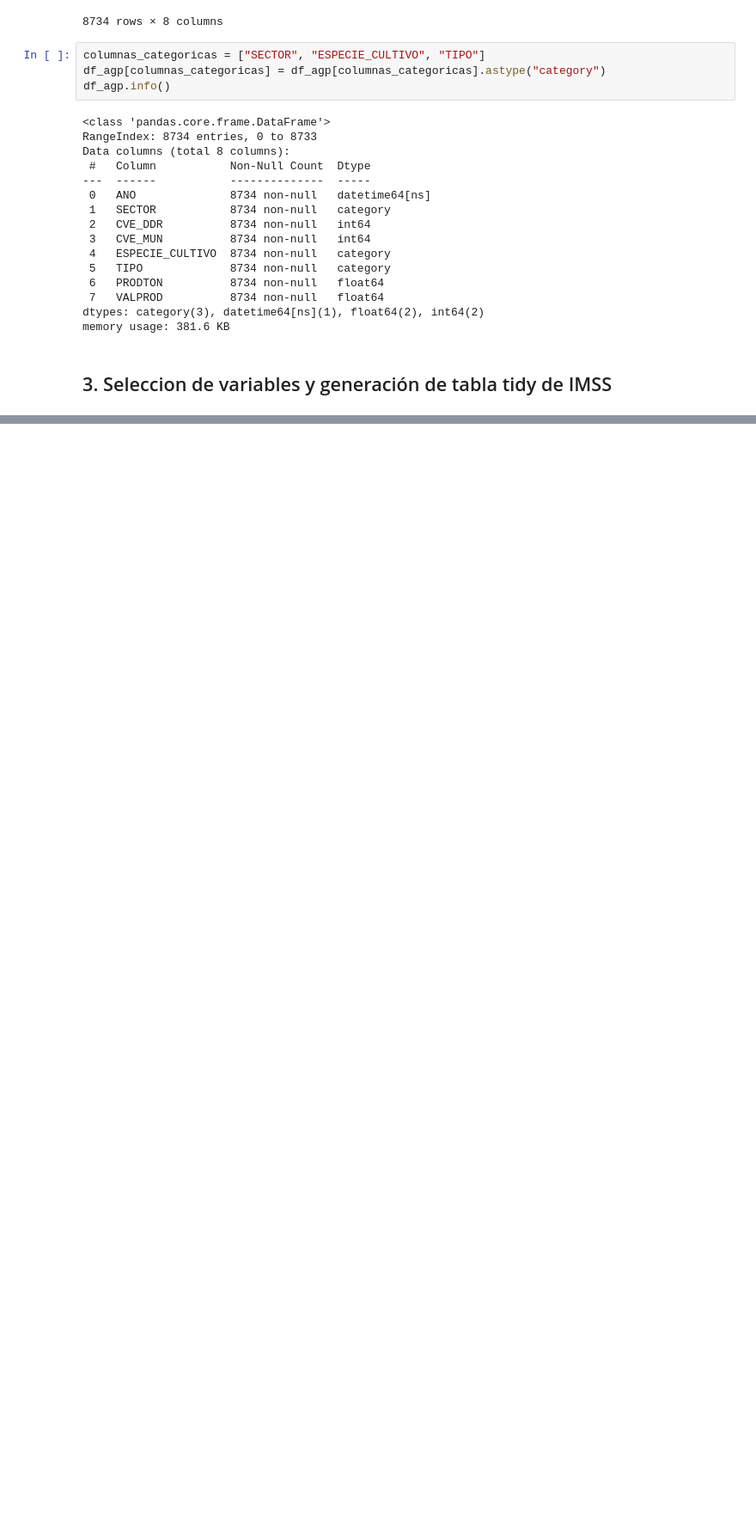
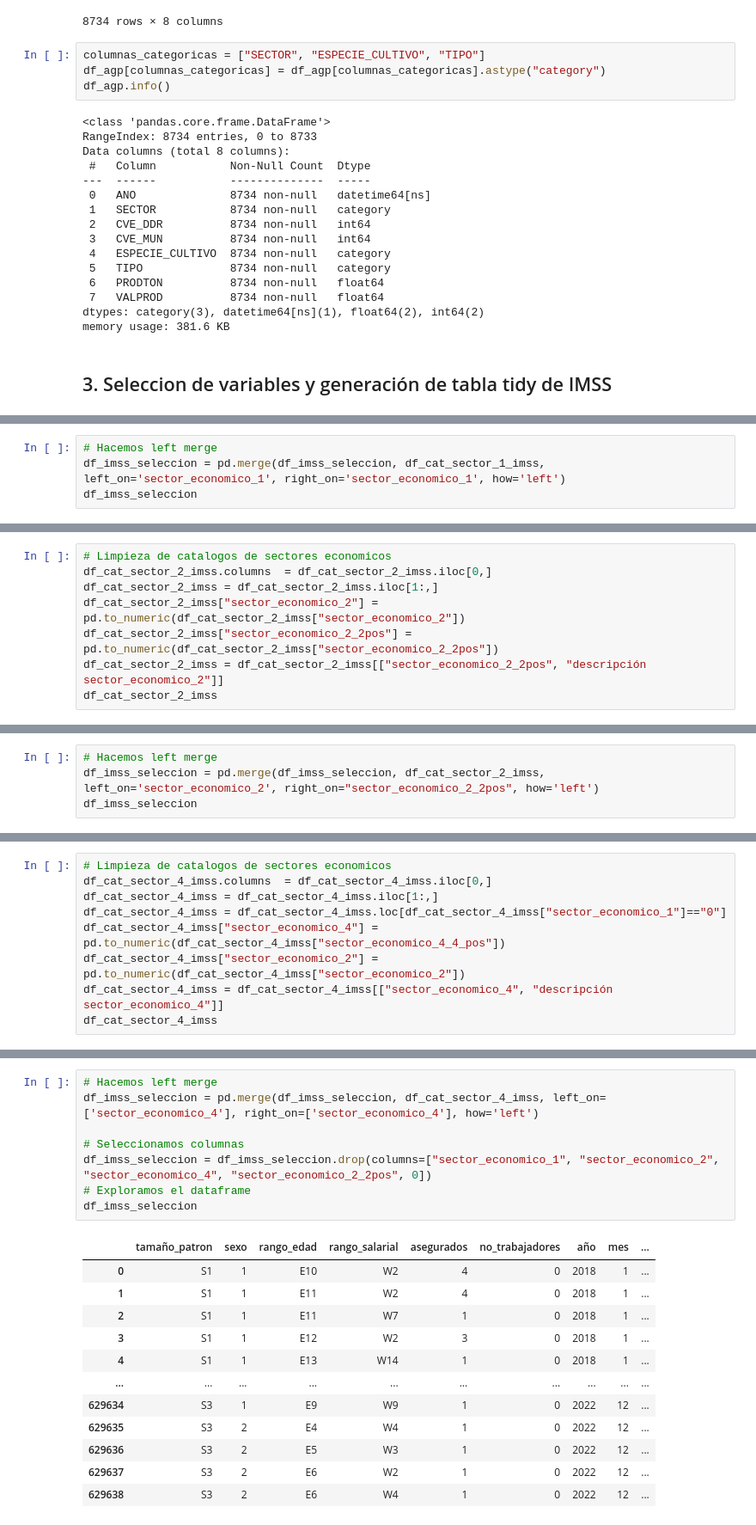
Before and after one commit to empleo-inducido/Trabajos_Generados, a Jupyter notebook: processing_data.ipynb, the cells around one changed output, grey strips where cells are left out. Shown: that part at 86% size. Drawn from its saved outputs; the diff is of its cells as text; blank space fills up the shorter version.

```diff
--- a/processing_data.ipynb
+++ b/processing_data.ipynb
@@ -716,0 +803,4 @@ memory usage: 381.6 KB
+# %%
+# Hacemos left merge
+df_imss_seleccion = pd.merge(df_imss_seleccion, df_cat_sector_1_imss, left_on='sector_economico_1', right_on='sector_economico_1', how='left')
+df_imss_seleccion
@@ -716,0 +821,8 @@ memory usage: 381.6 KB
+# %%
+# Limpieza de catalogos de sectores economicos
+df_cat_sector_2_imss.columns  = df_cat_sector_2_imss.iloc[0,]
+df_cat_sector_2_imss = df_cat_sector_2_imss.iloc[1:,]
+df_cat_sector_2_imss["sector_economico_2"] = pd.to_numeric(df_cat_sector_2_imss["sector_economico_2"])
+df_cat_sector_2_imss["sector_economico_2_2pos"] = pd.to_numeric(df_cat_sector_2_imss["sector_economico_2_2pos"])
+df_cat_sector_2_imss = df_cat_sector_2_imss[["sector_economico_2_2pos", "descripción sector_economico_2"]]
+df_cat_sector_2_imss
@@ -716,0 +843,4 @@ memory usage: 381.6 KB
+# %%
+# Hacemos left merge
+df_imss_seleccion = pd.merge(df_imss_seleccion, df_cat_sector_2_imss, left_on='sector_economico_2', right_on="sector_economico_2_2pos", how='left')
+df_imss_seleccion
@@ -716,0 +861,9 @@ memory usage: 381.6 KB
+# %%
+# Limpieza de catalogos de sectores economicos
+df_cat_sector_4_imss.columns  = df_cat_sector_4_imss.iloc[0,]
+df_cat_sector_4_imss = df_cat_sector_4_imss.iloc[1:,]
+df_cat_sector_4_imss = df_cat_sector_4_imss.loc[df_cat_sector_4_imss["sector_economico_1"]=="0"]
+df_cat_sector_4_imss["sector_economico_4"] = pd.to_numeric(df_cat_sector_4_imss["sector_economico_4_4_pos"])
+df_cat_sector_4_imss["sector_economico_2"] = pd.to_numeric(df_cat_sector_4_imss["sector_economico_2"])
+df_cat_sector_4_imss = df_cat_sector_4_imss[["sector_economico_4", "descripción sector_economico_4"]]
+df_cat_sector_4_imss
@@ -716,0 +880,21 @@ memory usage: 381.6 KB
+# %%
+# Hacemos left merge
+df_imss_seleccion = pd.merge(df_imss_seleccion, df_cat_sector_4_imss, left_on=['sector_economico_4'], right_on=['sector_economico_4'], how='left')
+
+# Seleccionamos columnas
+df_imss_seleccion = df_imss_seleccion.drop(columns=["sector_economico_1", "sector_economico_2", "sector_economico_4", "sector_economico_2_2pos", 0])
+# Exploramos el dataframe
+df_imss_seleccion
+# %% [output]
+|  | tamaño_patron | sexo | rango_edad | rango_salarial | asegurados | no_trabajadores | año | mes | ... |
+| 0 | S1 | 1 | E10 | W2 | 4 | 0 | 2018 | 1 | ... |
+| 1 | S1 | 1 | E11 | W2 | 4 | 0 | 2018 | 1 | ... |
+| 2 | S1 | 1 | E11 | W7 | 1 | 0 | 2018 | 1 | ... |
+| 3 | S1 | 1 | E12 | W2 | 3 | 0 | 2018 | 1 | ... |
+| 4 | S1 | 1 | E13 | W14 | 1 | 0 | 2018 | 1 | ... |
+| ... | ... | ... | ... | ... | ... | ... | ... | ... | ... |
+| 629634 | S3 | 1 | E9 | W9 | 1 | 0 | 2022 | 12 | ... |
+| 629635 | S3 | 2 | E4 | W4 | 1 | 0 | 2022 | 12 | ... |
+| 629636 | S3 | 2 | E5 | W3 | 1 | 0 | 2022 | 12 | ... |
+| 629637 | S3 | 2 | E6 | W2 | 1 | 0 | 2022 | 12 | ... |
+| 629638 | S3 | 2 | E6 | W4 | 1 | 0 | 2022 | 12 | ... |
```
Also changed, not shown: parts of 26 cells of this notebook.
